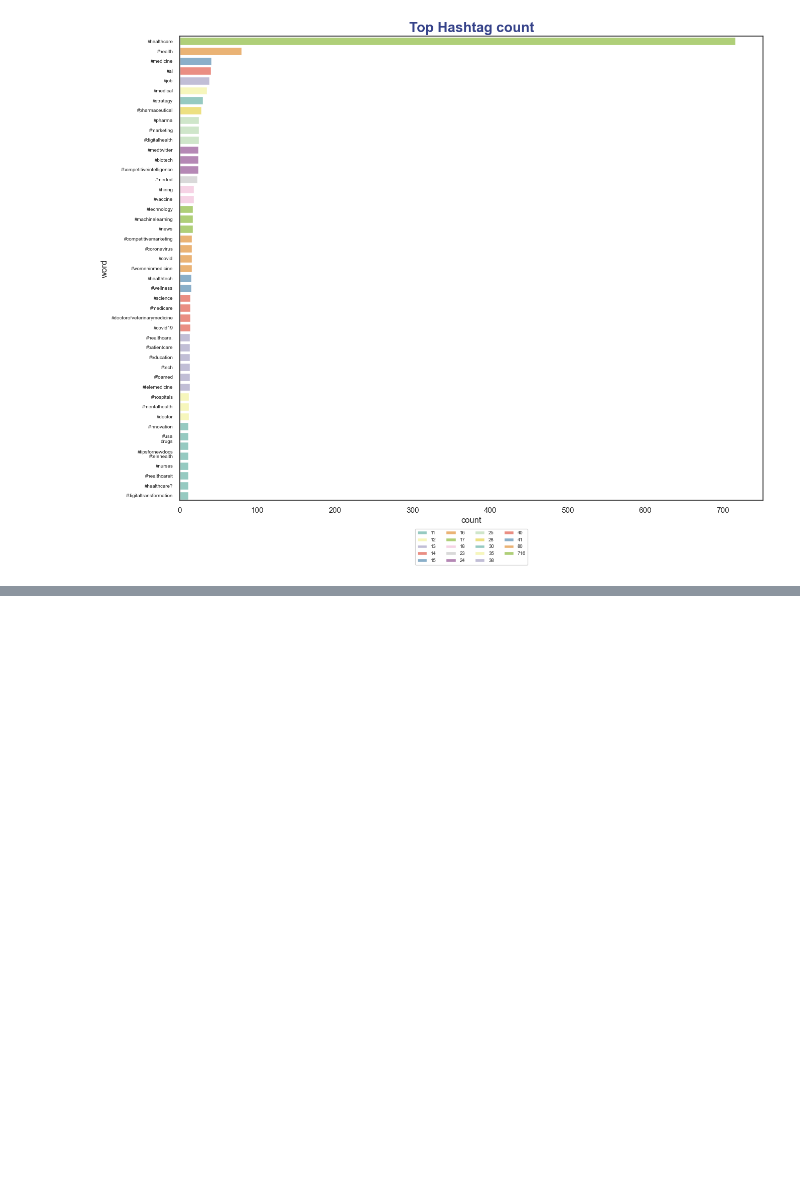
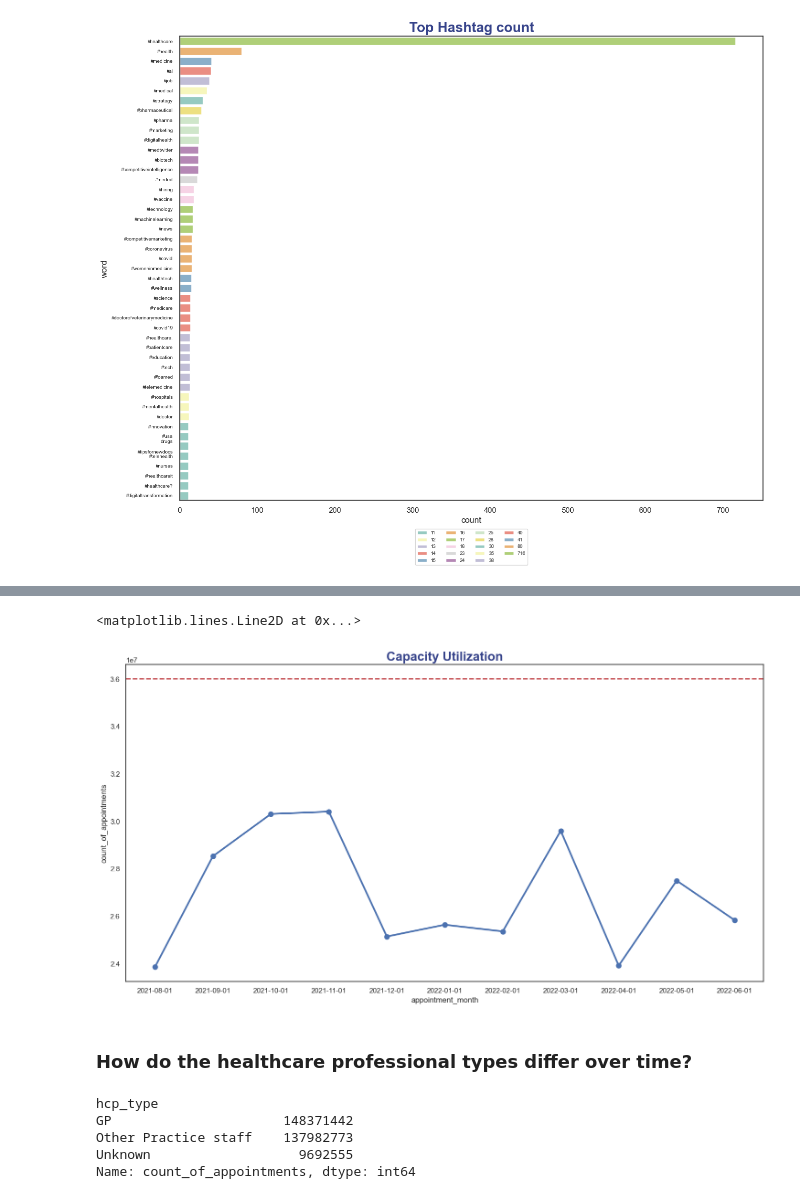
Before and after one commit to DimaBrikach/NHS_Assignment, a Jupyter notebook: Dzmitry_Brykach_DA201_Assignment.ipynb, the cells around one changed output, grey strips where cells are left out. Drawn from its saved outputs; the diff is of its cells as text; code cells hidden in the pictures; blank space fills up the shorter version.

```diff
--- a/Dzmitry_Brykach_DA201_Assignment.ipynb
+++ b/Dzmitry_Brykach_DA201_Assignment.ipynb
@@ -679,0 +753,20 @@ ax.tick_params(axis = 'y', labelsize = 7)
+# %%
+# Monthly capacity will be calculated using 30-day period
+monthly_capacity = 1200000*30
+# %%
+plt.figure(figsize=(18,9))
+sns.pointplot(x = 'appointment_month', y = 'count_of_appointments', data=appt_reg_mothly).set_title('Capacity Utilization', fontsize=20, fontweight='bold', color='#36438A', fontfamily='arial')
+plt.axhline(y=monthly_capacity, color='r', linestyle='--', linewidth=2)
+# %% [output]
+<matplotlib.lines.Line2D at 0x...>
+[figure, added]
+# %% [markdown]
+### How do the healthcare professional types differ over time?
+# %%
+appts_regional_agg.groupby('hcp_type')['count_of_appointments'].sum()
+# %% [output]
+hcp_type
+GP                      148371442
+Other Practice staff    137982773
+Unknown                   9692555
+Name: count_of_appointments, dtype: int64
```
Also changed, not shown: parts of 30 cells of this notebook.
